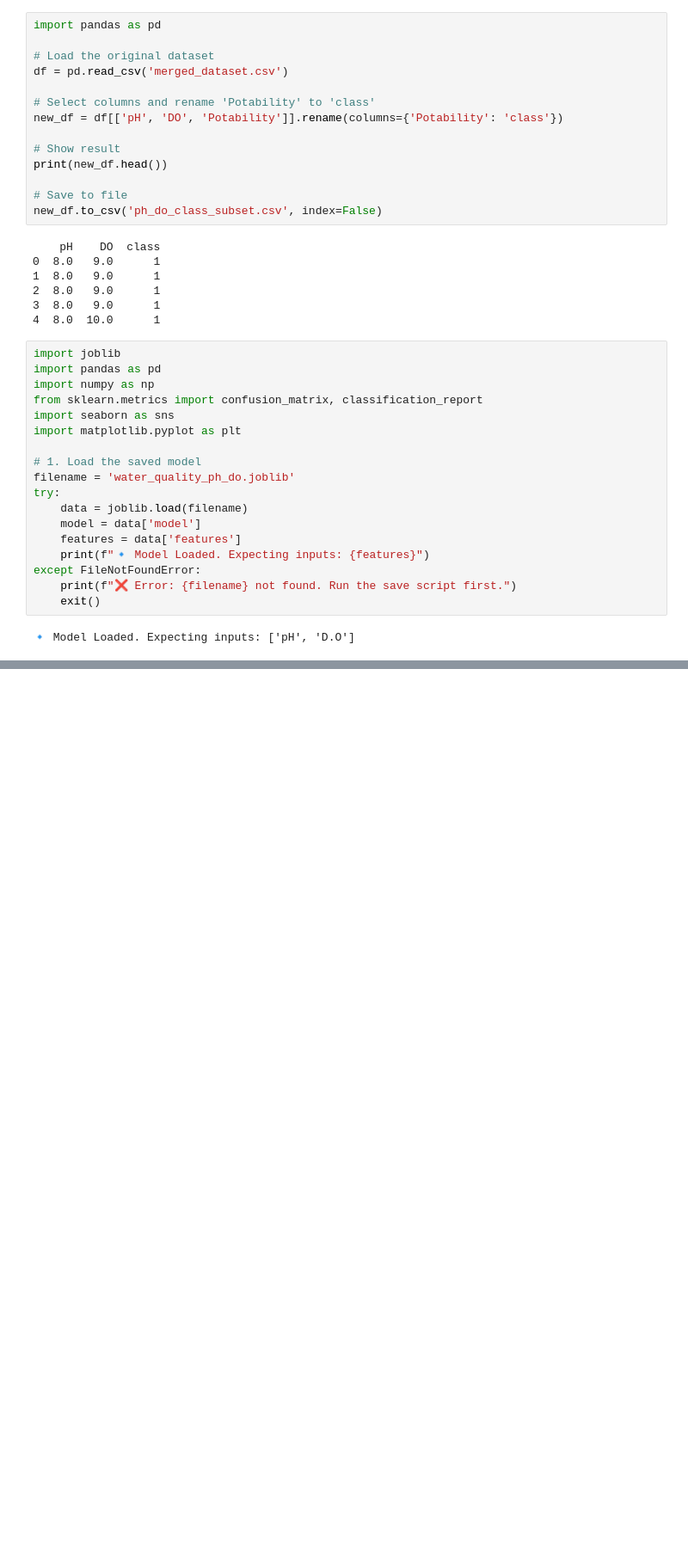
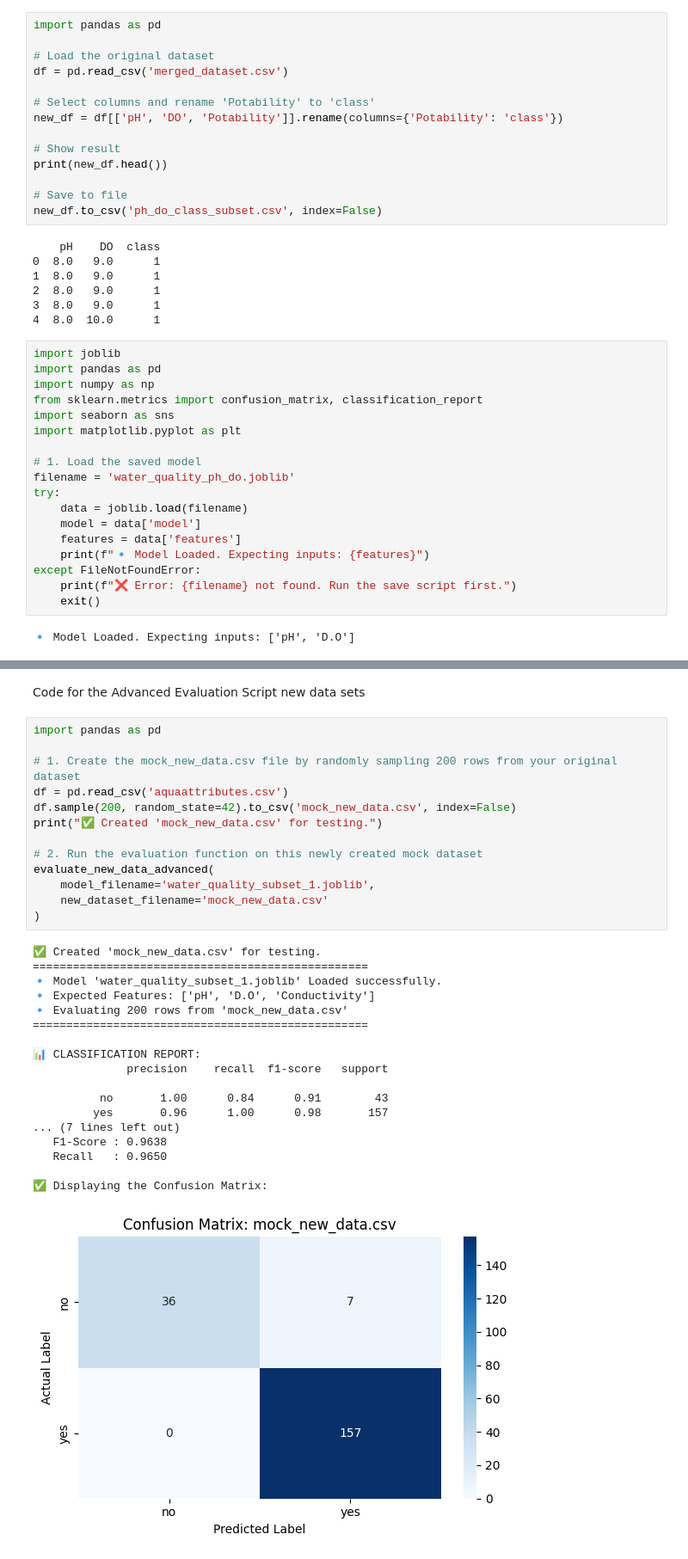
Before and after one commit to Kavi-Cs/Enhancing-Accuracy-in-Reservoir-Drinking-Water-Quality-Assessment-Using-Machine-Learning., a Jupyter notebook: TEST.ipynb, the cells around one changed output, grey strips where cells are left out. Shown at 86% size. Cells and saved outputs as stored; diff of their text form; blank space fills up the shorter version.

```diff
--- a/TEST.ipynb
+++ b/TEST.ipynb
@@ -1059,0 +1255,34 @@ except FileNotFoundError:
+# %% [markdown]
+Code for the Advanced Evaluation Script new data sets
+# %%
+import pandas as pd
+
+# 1. Create the mock_new_data.csv file by randomly sampling 200 rows from your original dataset
+df = pd.read_csv('aquaattributes.csv')
+df.sample(200, random_state=42).to_csv('mock_new_data.csv', index=False)
+print("✅ Created 'mock_new_data.csv' for testing.")
+
+# 2. Run the evaluation function on this newly created mock dataset
+evaluate_new_data_advanced(
+    model_filename='water_quality_subset_1.joblib',
+    new_dataset_filename='mock_new_data.csv'
+)
+# %% [output]
+✅ Created 'mock_new_data.csv' for testing.
+==================================================
+🔹 Model 'water_quality_subset_1.joblib' Loaded successfully.
+🔹 Expected Features: ['pH', 'D.O', 'Conductivity']
+🔹 Evaluating 200 rows from 'mock_new_data.csv'
+==================================================
+
+📊 CLASSIFICATION REPORT:
+              precision    recall  f1-score   support
+
+          no       1.00      0.84      0.91        43
+         yes       0.96      1.00      0.98       157
+... (7 lines left out)
+   F1-Score : 0.9638
+   Recall   : 0.9650
+
+✅ Displaying the Confusion Matrix:
+[figure, added]
```
Also changed, not shown: parts of 10 cells of this notebook.
